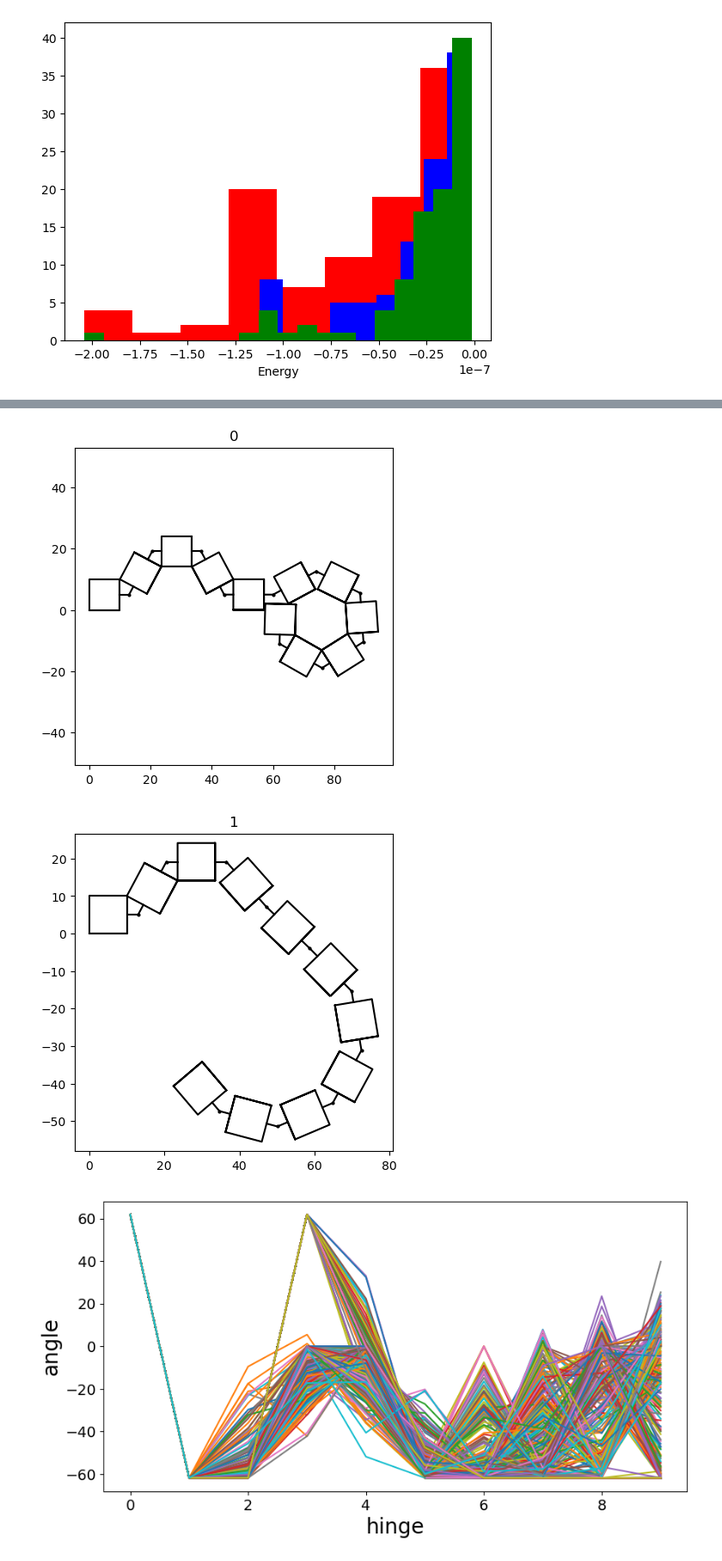
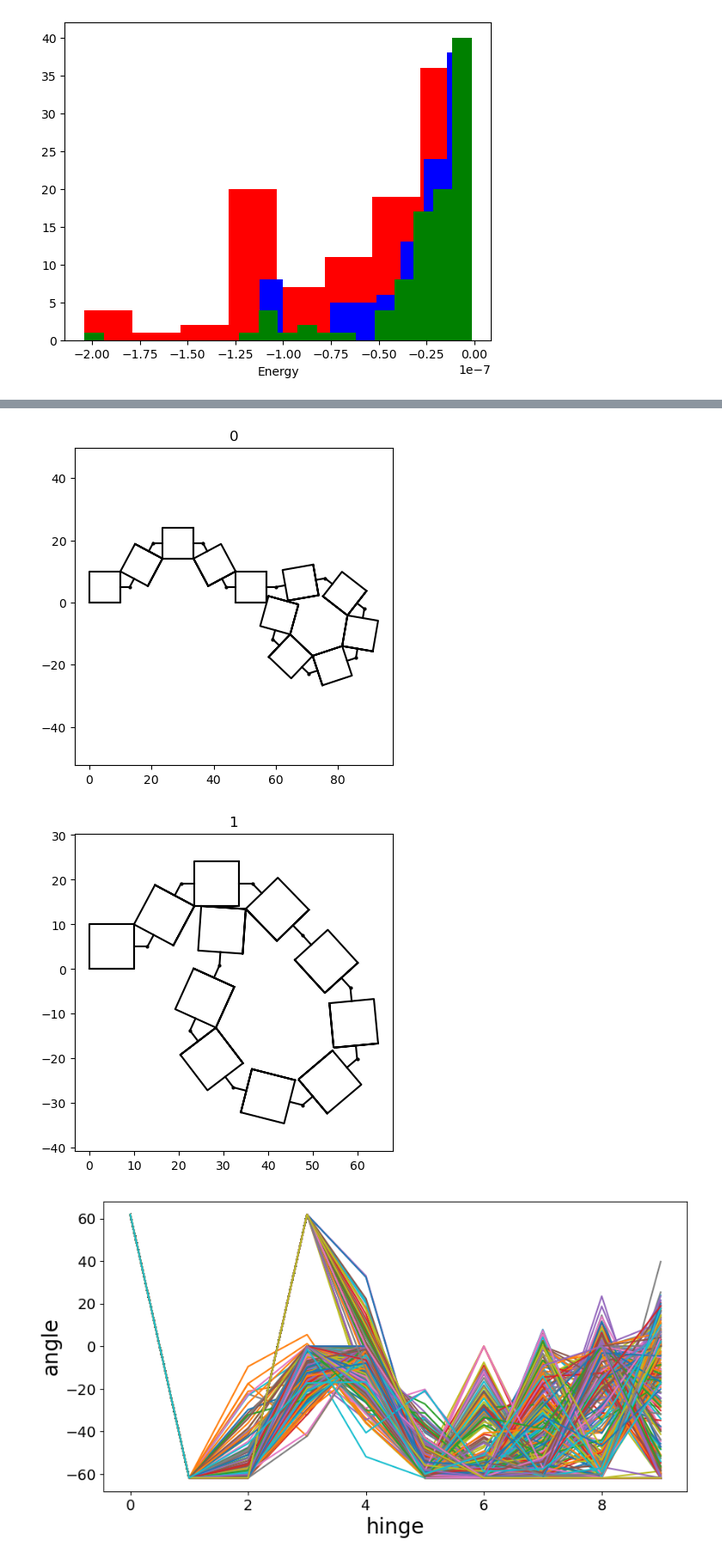
Before and after one commit to dymc9548/Magnetic-actuator-simulation, a Jupyter notebook: testing_sim_methods.ipynb, the cells around one changed output, grey strips where cells are left out. Shown at 86% size. Drawn from its saved outputs; the diff is of its cells as text; code cells hidden in the pictures.

Commit message:
Fixed show_probable_structures, needed orderedcenters input

```diff
--- a/testing_sim_methods.ipynb
+++ b/testing_sim_methods.ipynb
@@ -334,10 +335,10 @@ clusternumbers_ws, cluster_count_ws, cluster_prob_ws, cluster_energies_ws, order
 # %%
 hinges=[0,1,2,3,4,5,6,7,8,9]
-vis.show_probable_structures(hinges, shapes, clustercenters_ws)
+vis.show_probable_structures(hinges, shapes, ordered_centers_mc)
 # %% [output]
 [figure]
-[figure, old version]
+[figure, new version]
-[figure, old version]
+[figure, new version]
 # %%
 plt.plot(final_hinges_gd.T - 180)
 #plt.title("GD")
```
Also changed, not shown: parts of 2 cells of this notebook.
